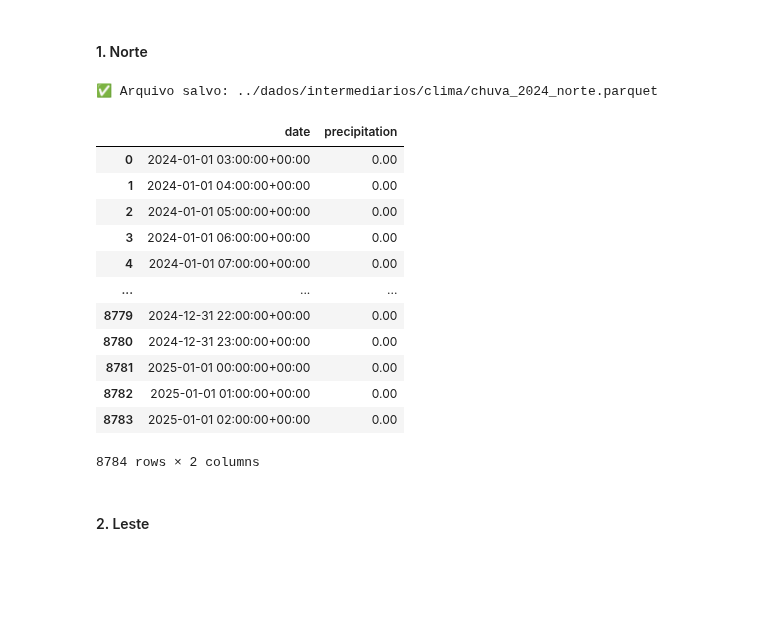
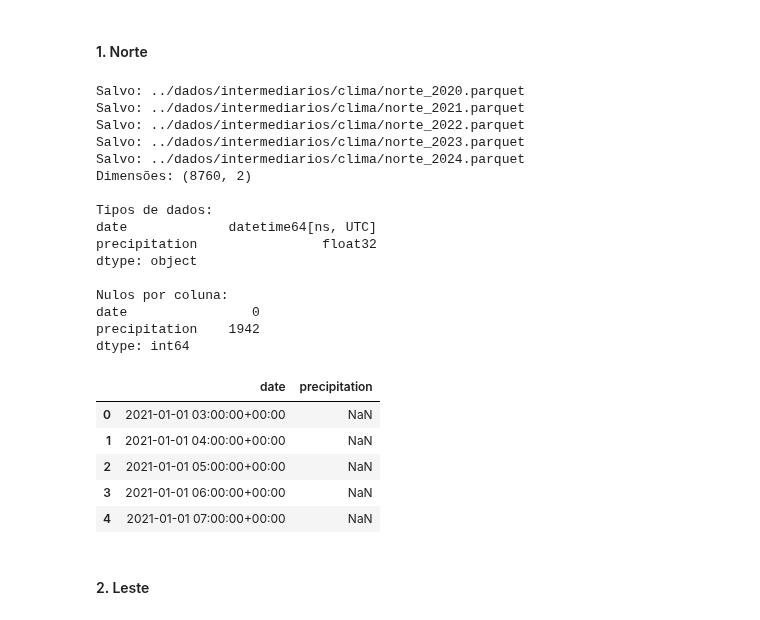
Before and after one commit to nandasiq/acidentes-poa, a Jupyter notebook: jupyter/02_chuva.ipynb, the cells around one changed output. Cells and saved outputs as stored; diff of their text form; code cells hidden in the pictures; blank space fills up the shorter version.

```diff
--- a/jupyter/02_chuva.ipynb
+++ b/jupyter/02_chuva.ipynb
@@ -48,26 +47,24 @@ def dados_chuva(lat: float, lon: float, nome: str):
             "timezone": 'America/Sao_Paulo'
         }
 
-    responses = openmeteo.weather_api(url, params=params)
-    response = responses[0]
-    hourly = response.Hourly()
+        responses = openmeteo.weather_api(url, params=params)
+        response = responses[0]
+        hourly = response.Hourly()
 
-    chuva_hora = hourly.Variables(0).ValuesAsNumpy()
+        chuva_hora = hourly.Variables(0).ValuesAsNumpy()
 
-    df_chuva = pd.DataFrame({
-        "date": pd.date_range(
-            start=pd.to_datetime(hourly.Time(), unit="s", utc=True),
-            end=pd.to_datetime(hourly.TimeEnd(), unit="s", utc=True),
-            freq=pd.Timedelta(seconds=hourly.Interval()),
-            inclusive="left"
-        ),
-        "precipitation": chuva_hora
-    })
+        df_chuva = pd.DataFrame({
+            "date": pd.date_range(
+                start=pd.to_datetime(hourly.Time(), unit="s", utc=True),
+                end=pd.to_datetime(hourly.TimeEnd(), unit="s", utc=True),
+                freq=pd.Timedelta(seconds=hourly.Interval()),
+                inclusive="left"
+            ),
+            "precipitation": chuva_hora
+        })
 
-    nome_arquivo = f"{caminho_chuva}chuva_{ano}_{nome.lower()}.parquet"
-    df_chuva.to_parquet(nome_arquivo, index=False)
-    print(f"✅ Arquivo salvo: {nome_arquivo}")
-
+        nome_arquivo = f"{caminho_chuva}{nome.lower()}_{ano}.parquet"
+        salvar_parquet(df_chuva, nome_arquivo)
     return df_chuva
 # %% [markdown]
 ### 4. Chama API por região
@@ -76,20 +73,30 @@ def dados_chuva(lat: float, lon: float, nome: str):
 # %%
 lat, lon = coord["NORTE"]
 dados_chuva(lat, lon, "NORTE")
+df_teste = pd.read_parquet(f"{caminho_chuva}norte_2021.parquet")
+resumo_df(df_teste)
 # %% [output]
-✅ Arquivo salvo: ../dados/intermediarios/clima/chuva_2024_norte.parquet
+Salvo: ../dados/intermediarios/clima/norte_2020.parquet
+Salvo: ../dados/intermediarios/clima/norte_2021.parquet
+Salvo: ../dados/intermediarios/clima/norte_2022.parquet
+Salvo: ../dados/intermediarios/clima/norte_2023.parquet
+Salvo: ../dados/intermediarios/clima/norte_2024.parquet
+Dimensões: (8760, 2)
+
+Tipos de dados:
+date             datetime64[ns, UTC]
+precipitation                float32
+dtype: object
+
+Nulos por coluna:
+date                0
+precipitation    1942
+dtype: int64
 |  | date | precipitation |
-| 0 | 2024-01-01 03:00:00+00:00 | 0.00 |
-| 1 | 2024-01-01 04:00:00+00:00 | 0.00 |
-| 2 | 2024-01-01 05:00:00+00:00 | 0.00 |
-| 3 | 2024-01-01 06:00:00+00:00 | 0.00 |
-| 4 | 2024-01-01 07:00:00+00:00 | 0.00 |
-| ... | ... | ... |
-| 8779 | 2024-12-31 22:00:00+00:00 | 0.00 |
-| 8780 | 2024-12-31 23:00:00+00:00 | 0.00 |
-| 8781 | 2025-01-01 00:00:00+00:00 | 0.00 |
-| 8782 | 2025-01-01 01:00:00+00:00 | 0.00 |
-| 8783 | 2025-01-01 02:00:00+00:00 | 0.00 |
+| 0 | 2021-01-01 03:00:00+00:00 | NaN |
+| 1 | 2021-01-01 04:00:00+00:00 | NaN |
+| 2 | 2021-01-01 05:00:00+00:00 | NaN |
+| 3 | 2021-01-01 06:00:00+00:00 | NaN |
+| 4 | 2021-01-01 07:00:00+00:00 | NaN |
-8784 rows × 2 columns
 # %% [markdown]
 #### 2. Leste
```
Also changed, not shown: parts of 6 cells of this notebook, 3 other files.
